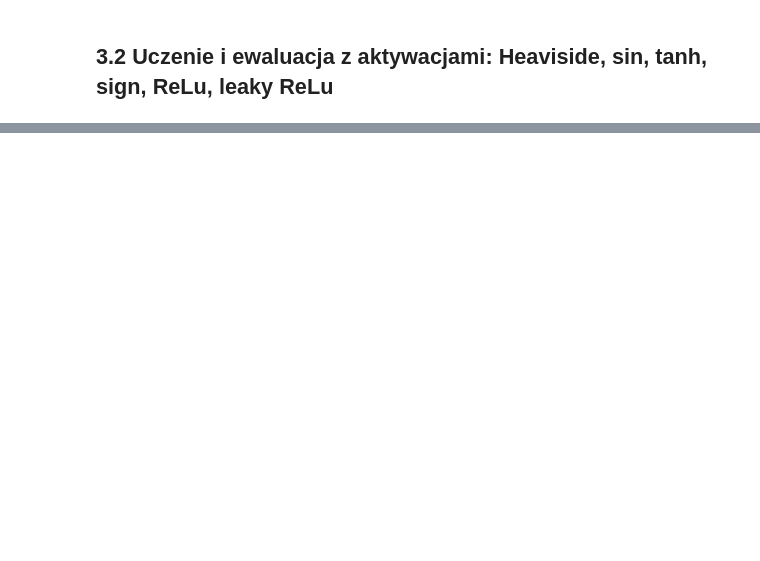
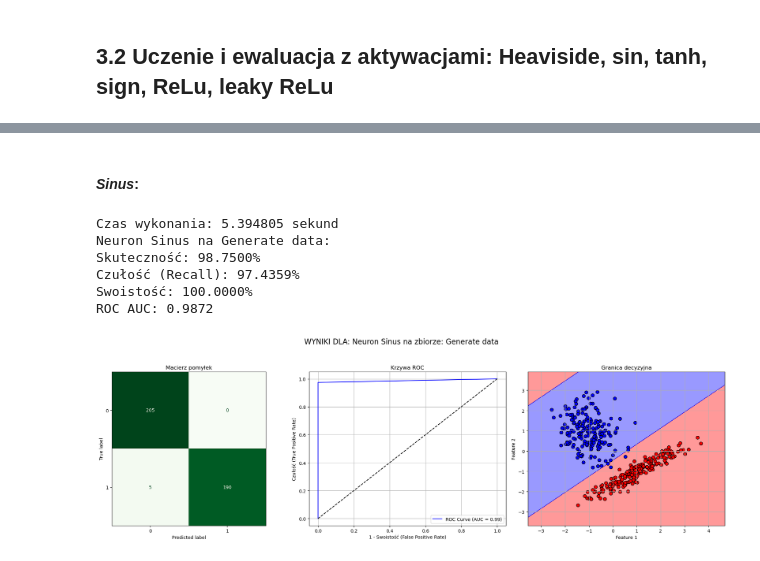
Before and after one commit to Jvsin/ai-studies, a Jupyter notebook: pum2025/LAB7/lab7.ipynb, the cells around one changed output, grey strips where cells are left out. Drawn from its saved outputs; the diff is of its cells as text; code cells hidden in the pictures; blank space fills up the shorter version.

```diff
--- a/pum2025/LAB7/lab7.ipynb
+++ b/pum2025/LAB7/lab7.ipynb
@@ -202,0 +336,21 @@ Wykres funkcji straty dla danych Moons:
+# %% [markdown]
+#### *Sinus*:
+# %%
+start = time.time()
+for _ in range(1):
+    sin_neuron = Neuron(act_fun='sin', eta=0.01, max_epochs=500)
+    sin_neuron.train(X_gen_train, y_gen_train)
+    sin_y_pred = sin_neuron.predict(X_gen_test)
+end = time.time()
+print(f"Czas wykonania: {end - start:.6f} sekund")
+acc, sens, spec, roc = evaluate_classifier(y_gen_test, sin_y_pred, X_gen_test, y_gen_test, sin_neuron, "Neuron Sinus", "Generate data", labels=[0, 1], decision_plot=True)
+
+results['sinus'] = (acc, sens, spec, roc)
+# %% [output]
+Czas wykonania: 5.394805 sekund
+Neuron Sinus na Generate data:
+Skuteczność: 98.7500%
+Czułość (Recall): 97.4359%
+Swoistość: 100.0000%
+ROC AUC: 0.9872
+[figure, added]
```
Also changed, not shown: parts of 18 cells of this notebook.
